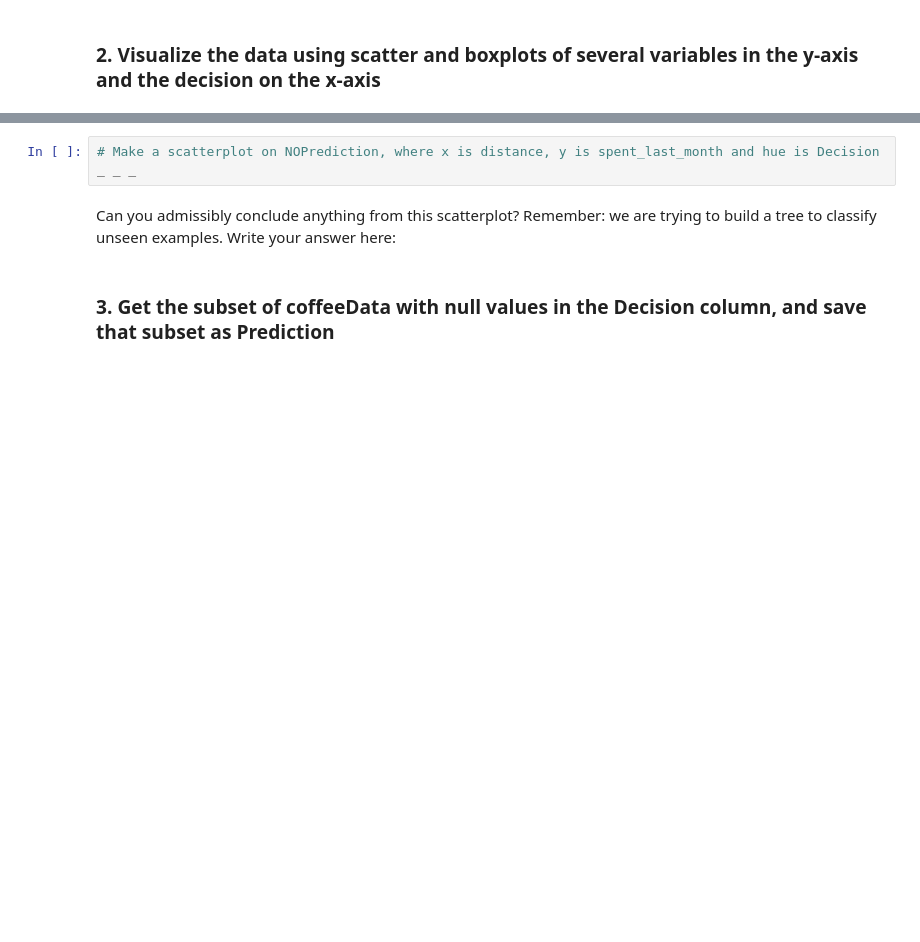
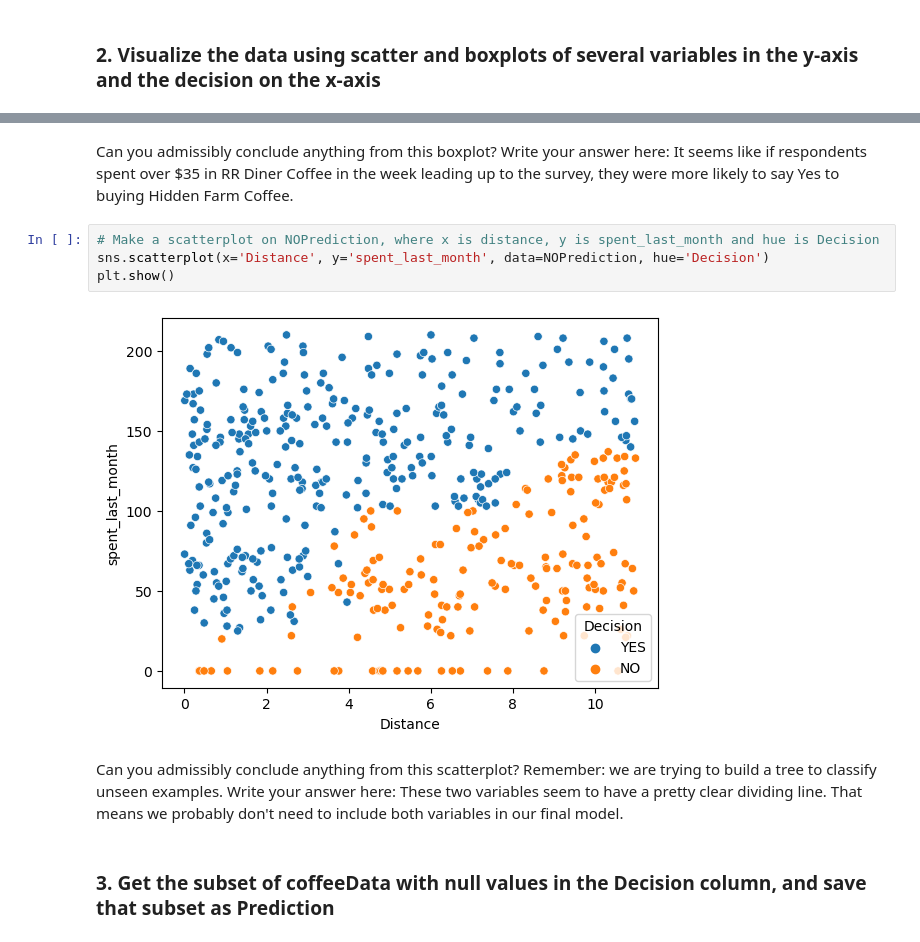
Before and after one commit to AngeliqueAlex/Case_Study_RR_Diner_Coffee, a Jupyter notebook: Springboard Decision Tree Specialty Coffee Case Study - Tier 3.ipynb, the cells around one changed output, grey strips where cells are left out. Drawn from its saved outputs; the diff is of its cells as text; blank space fills up the shorter version.

```diff
--- a/Springboard Decision Tree Specialty Coffee Case Study - Tier 3.ipynb
+++ b/Springboard Decision Tree Specialty Coffee Case Study - Tier 3.ipynb
@@ -265,8 +262,15 @@ Can you admissibly conclude anything from this boxplot? Write your answer here:
+# %% [markdown]
+Can you admissibly conclude anything from this boxplot? Write your answer here:
+It seems like if respondents spent over $35 in RR Diner Coffee in the week leading up to the survey, they were more likely to say Yes to buying Hidden Farm Coffee.
 # %%
 # Make a scatterplot on NOPrediction, where x is distance, y is spent_last_month and hue is Decision
-_ _ _
+sns.scatterplot(x='Distance', y='spent_last_month', data=NOPrediction, hue='Decision')
+plt.show()
+# %% [output]
+[figure, added]
 # %% [markdown]
 Can you admissibly conclude anything from this scatterplot? Remember: we are trying to build a tree to classify unseen examples. Write your answer here:
+These two variables seem to have a pretty clear dividing line. That means we probably don't need to include both variables in our final model.
 # %% [markdown]
 ### 3. Get the subset of coffeeData with null values in the Decision column, and save that subset as Prediction
 # %%
```
Also changed, not shown: parts of 42 cells of this notebook, 1 other file.
